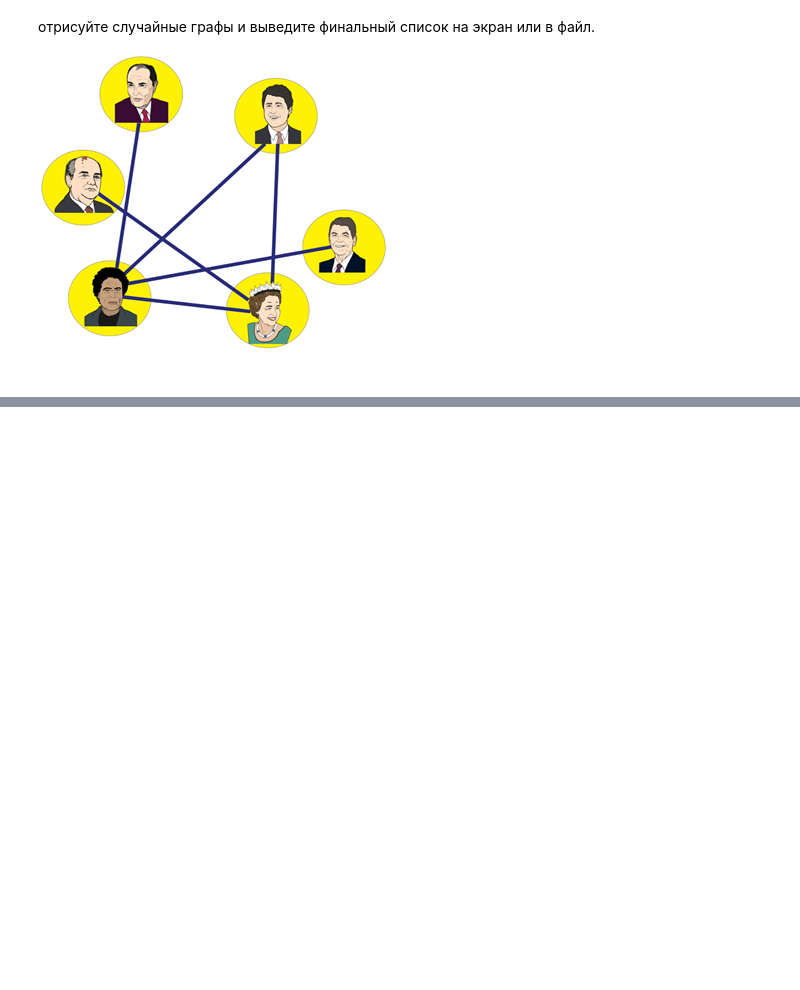
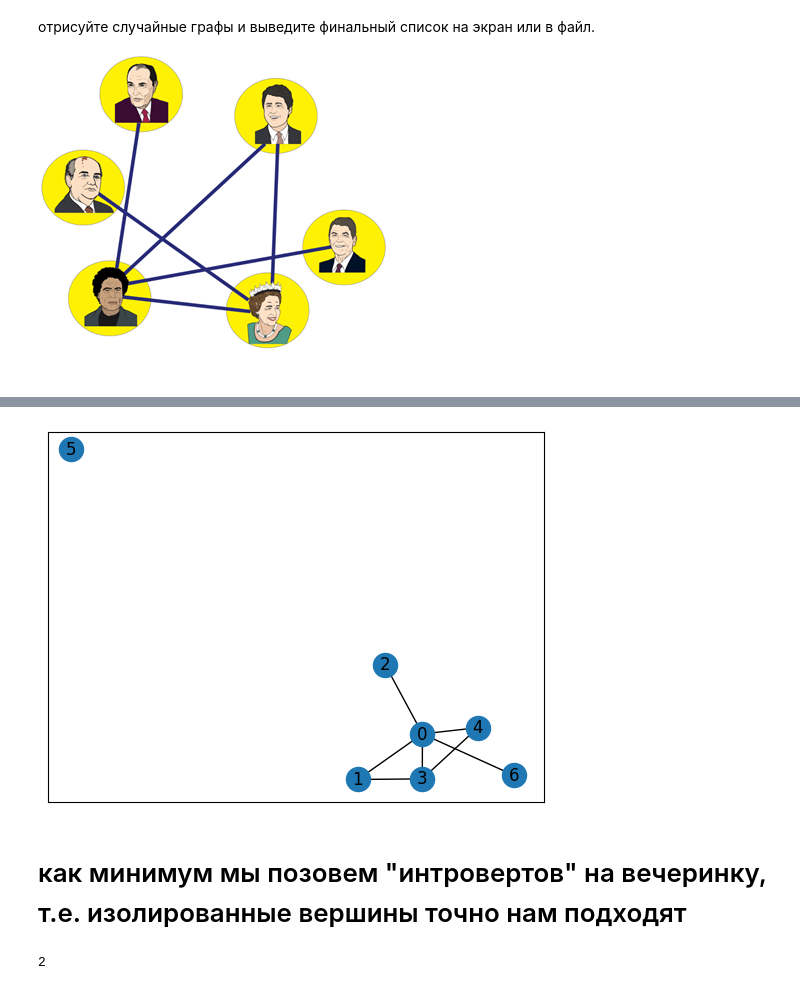
Before and after one commit to borinya/Skolkovo, a Jupyter notebook: Graphs_task/Graphs.ipynb, the cells around one changed output, grey strips where cells are left out. Drawn from its saved outputs; the diff is of its cells as text; code cells hidden in the pictures; blank space fills up the shorter version.

```diff
--- a/Graphs_task/Graphs.ipynb
+++ b/Graphs_task/Graphs.ipynb
@@ -630,0 +49,12 @@ nx.draw(G, with_labels=True, font_weight='bold')
+# %%
+g.add_vertex(5)
+g.add_edge({0,6})
+g.draw_graph()
+# %% [output]
+[figure, added]
+# %% [markdown]
+# как минимум мы позовем "интровертов" на вечеринку, т.е. изолированные вершины точно нам подходят
+# %%
+len(g.find_isolated_vertices())
+# %% [output]
+2
```
Also changed, not shown: parts of 49 cells of this notebook, 1 other file.
